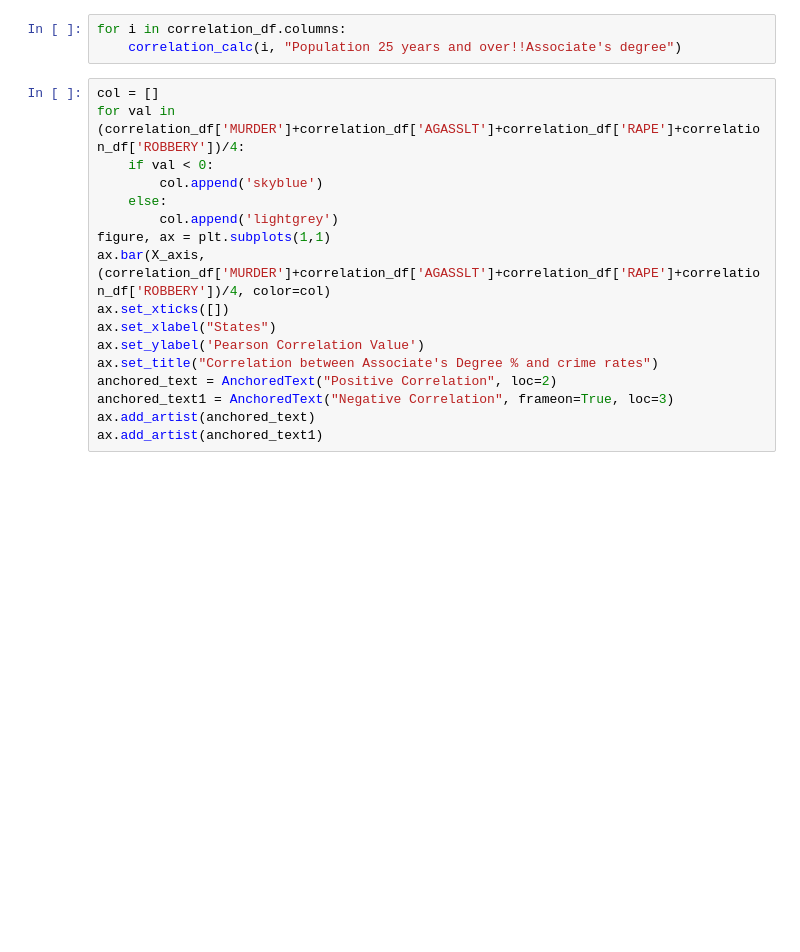
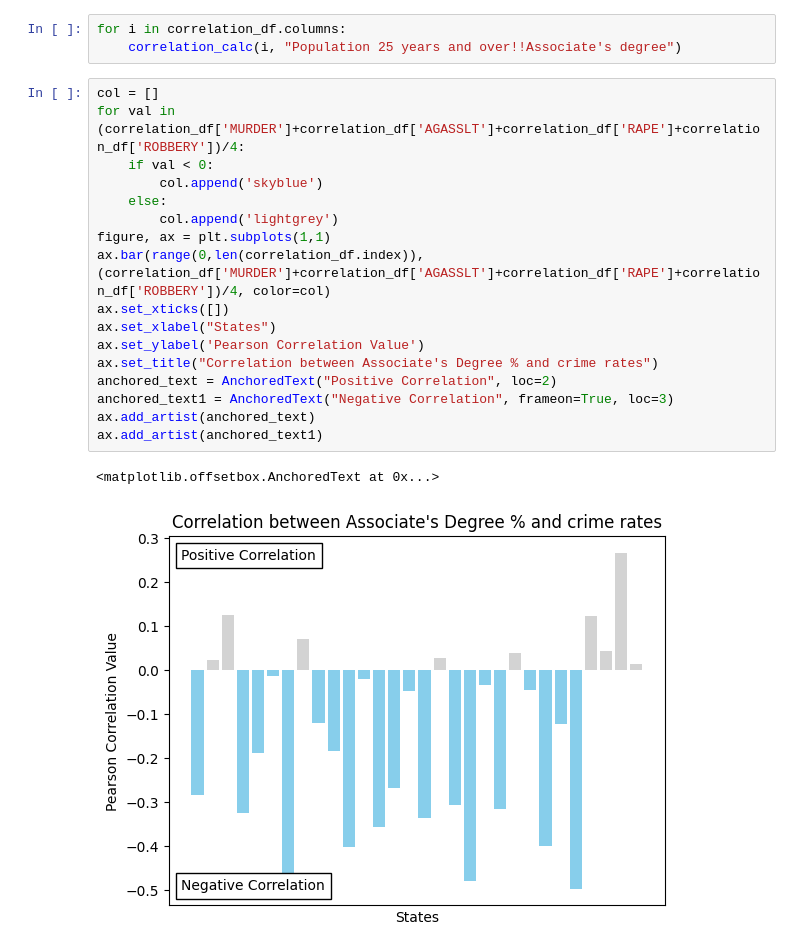
Before and after one commit to Aditya-Mrd/EducationLevel-Crimerates, a Jupyter notebook: notebooks/data_analysis.ipynb, the cells around one changed output. Drawn from its saved outputs; the diff is of its cells as text; blank space fills up the shorter version.

```diff
--- a/notebooks/data_analysis.ipynb
+++ b/notebooks/data_analysis.ipynb
@@ -378,17 +646,20 @@ for i in correlation_df.columns:
 # %%
 col = []
 for val in (correlation_df['MURDER']+correlation_df['AGASSLT']+correlation_df['RAPE']+correlation_df['ROBBERY'])/4:
     if val < 0:
         col.append('skyblue')
     else:
         col.append('lightgrey')
 figure, ax = plt.subplots(1,1)
-ax.bar(X_axis, (correlation_df['MURDER']+correlation_df['AGASSLT']+correlation_df['RAPE']+correlation_df['ROBBERY'])/4, color=col)
+ax.bar(range(0,len(correlation_df.index)), (correlation_df['MURDER']+correlation_df['AGASSLT']+correlation_df['RAPE']+correlation_df['ROBBERY'])/4, color=col)
 ax.set_xticks([])
 ax.set_xlabel("States")
 ax.set_ylabel('Pearson Correlation Value')
 ax.set_title("Correlation between Associate's Degree % and crime rates")
 anchored_text = AnchoredText("Positive Correlation", loc=2)
 anchored_text1 = AnchoredText("Negative Correlation", frameon=True, loc=3)
 ax.add_artist(anchored_text)
 ax.add_artist(anchored_text1)
+# %% [output]
+<matplotlib.offsetbox.AnchoredText at 0x...>
+[figure, added]
```
Also changed, not shown: parts of 42 cells of this notebook, 2 other files.
